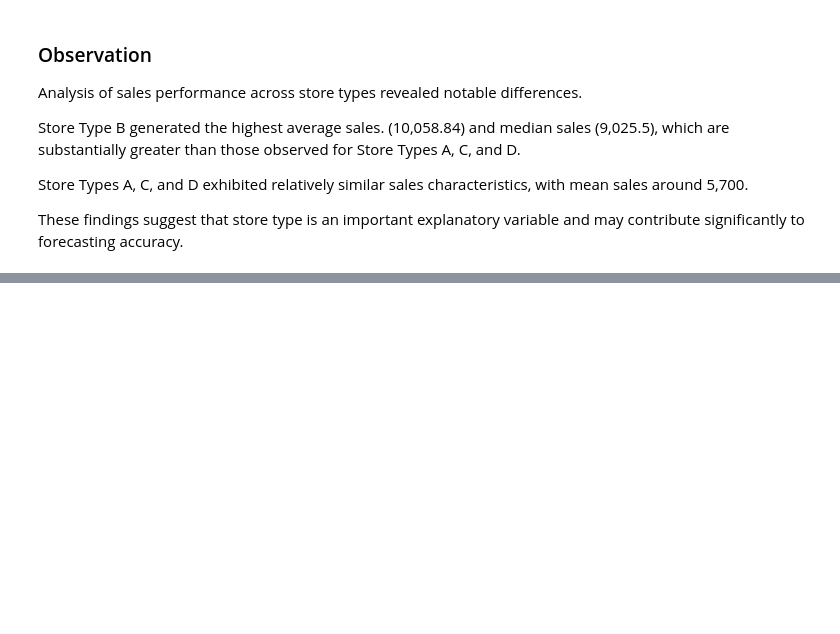
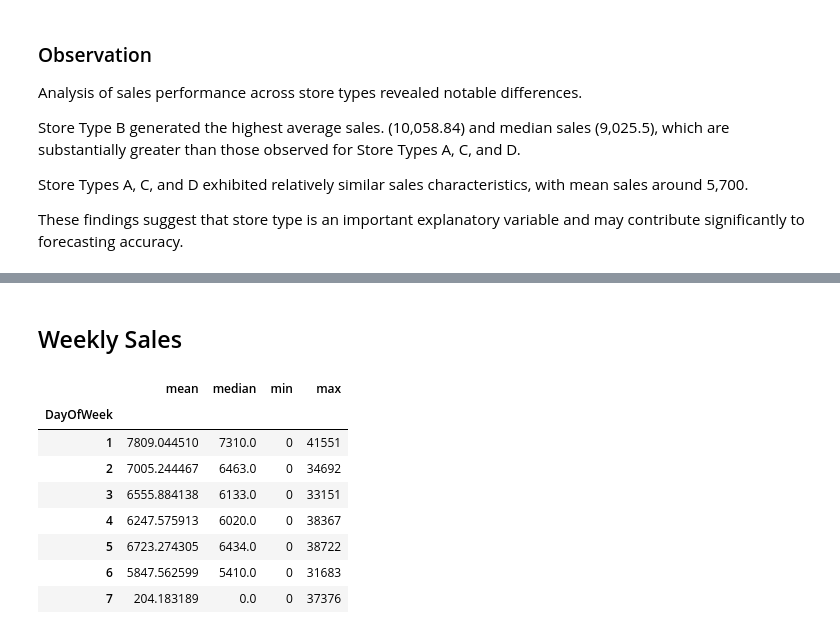
Before and after one commit to MirzaRafi900/Retail-Sales-Forecasting-Research, a Jupyter notebook: Notebooks/01_EDA.ipynb, the cells around one changed output, grey strips where cells are left out. Saved outputs shown, nothing was run; the diff lists cells and outputs as text; code cells hidden in the pictures; blank space fills up the shorter version.

```diff
--- a/Notebooks/01_EDA.ipynb
+++ b/Notebooks/01_EDA.ipynb
@@ -238,0 +292,16 @@ significantly to forecasting accuracy.
+# %% [markdown]
+## Weekly Sales
+# %%
+df.groupby("DayOfWeek")["Sales"].agg(
+    ["mean","median","min","max"]
+)
+# %% [output]
+|  | mean | median | min | max |
+| DayOfWeek |  |  |  |  |
+| 1 | 7809.044510 | 7310.0 | 0 | 41551 |
+| 2 | 7005.244467 | 6463.0 | 0 | 34692 |
+| 3 | 6555.884138 | 6133.0 | 0 | 33151 |
+| 4 | 6247.575913 | 6020.0 | 0 | 38367 |
+| 5 | 6723.274305 | 6434.0 | 0 | 38722 |
+| 6 | 5847.562599 | 5410.0 | 0 | 31683 |
+| 7 | 204.183189 | 0.0 | 0 | 37376 |
```
Also changed, not shown: parts of 9 cells of this notebook, 3 other files.
